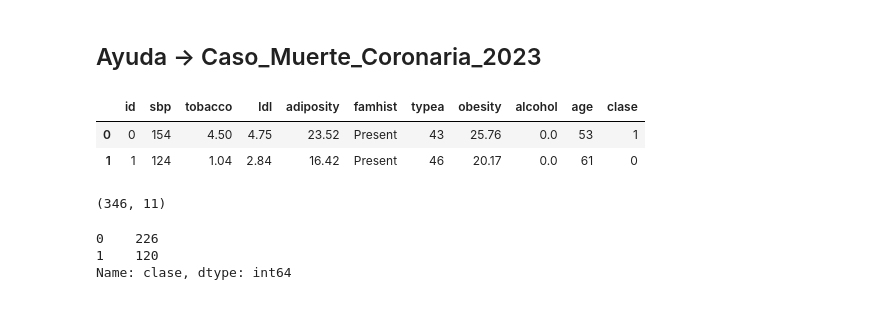
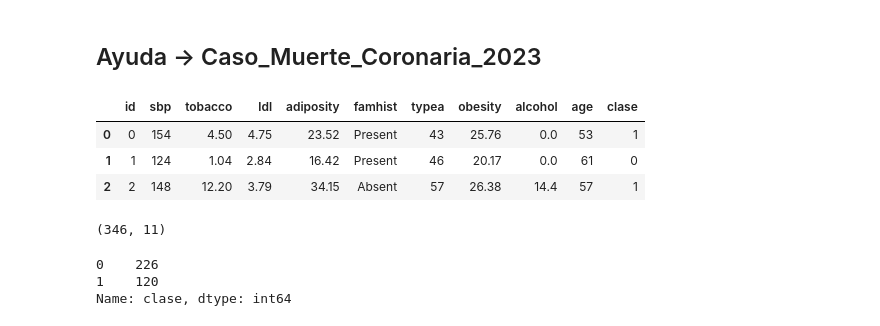
Before and after one commit to Crepot/sistemas-de-gestion-u4, a Jupyter notebook: Notebook_Competencia_Enviar_Datos.ipynb, the cells around one changed output. Cells and saved outputs as stored; diff of their text form; code cells hidden in the pictures.

```diff
--- a/Notebook_Competencia_Enviar_Datos.ipynb
+++ b/Notebook_Competencia_Enviar_Datos.ipynb
@@ -8,11 +8,12 @@ from sklearn.model_selection import train_test_split
 # %%
 datos= pd.read_csv('https://raw.githubusercontent.com/profcarlosamartinez/mineria_datos/main/datos_m_coronaria_2023/datos_train_test_sh.csv',delimiter=',',decimal='.')
 # %%
-datos.head(2)
+datos.head(3)
 # %% [output]
 |  | id | sbp | tobacco | ldl | adiposity | famhist | typea | obesity | alcohol | age | clase |
 | 0 | 0 | 154 | 4.50 | 4.75 | 23.52 | Present | 43 | 25.76 | 0.0 | 53 | 1 |
 | 1 | 1 | 124 | 1.04 | 2.84 | 16.42 | Present | 46 | 20.17 | 0.0 | 61 | 0 |
+| 2 | 2 | 148 | 12.20 | 3.79 | 34.15 | Absent | 57 | 26.38 | 14.4 | 57 | 1 |
 # %%
 datos.shape
 # %% [output]
```
Also changed, not shown: parts of 5 cells of this notebook.
